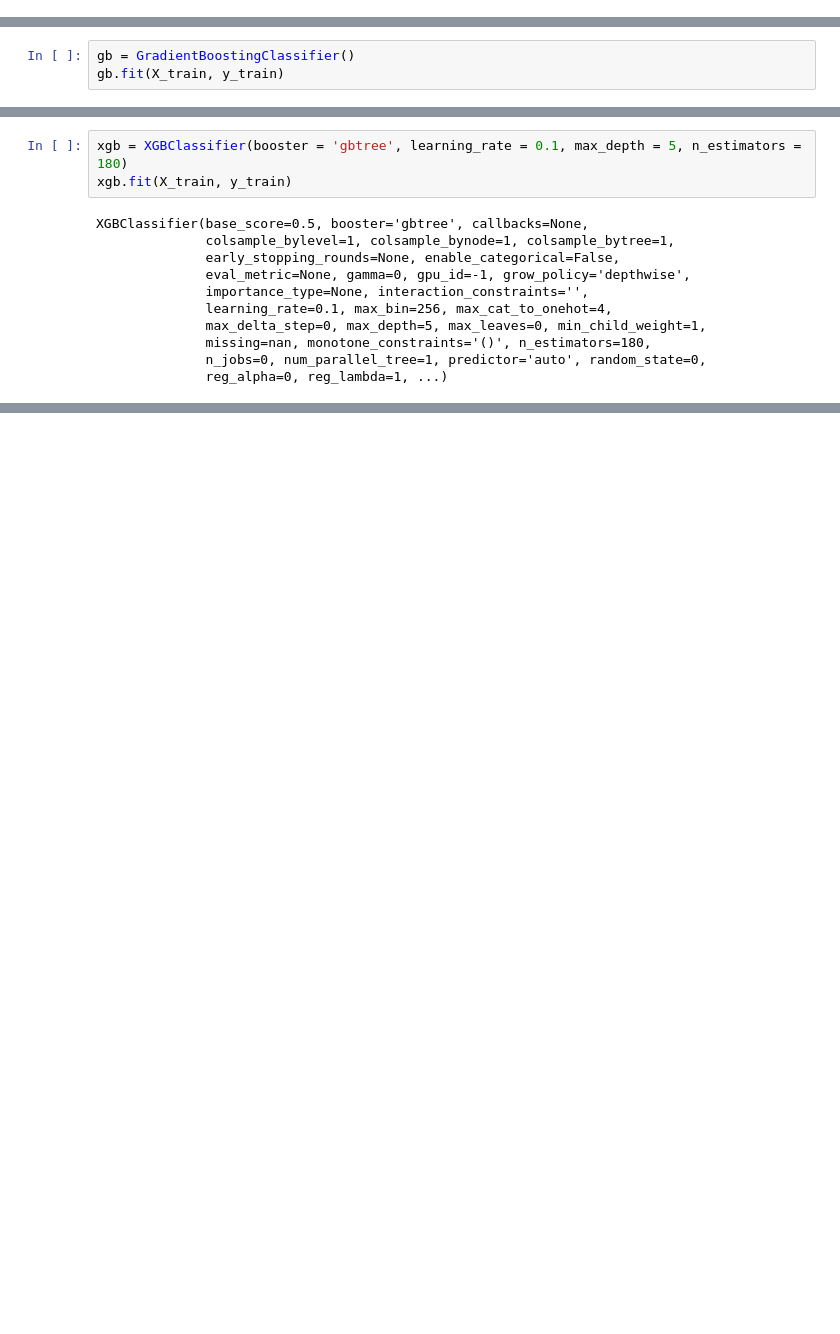
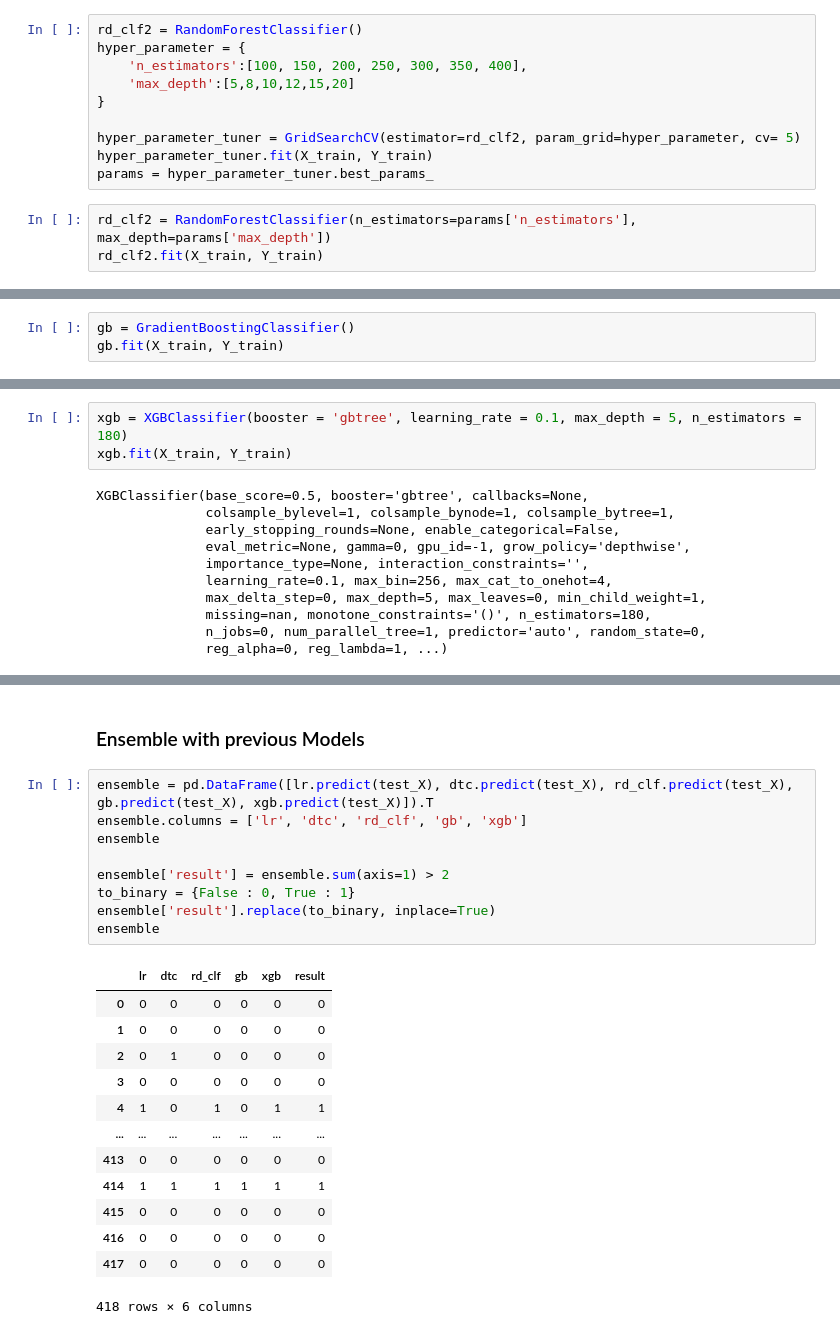
Before and after one commit to jukdang/AI_repo, a Jupyter notebook: Titanic - Machine Learning from Disaster/Titanic - Machine Learning from Disaster.ipynb, the cells around one changed output, grey strips where cells are left out. Cells and saved outputs as stored; diff of their text form; blank space fills up the shorter version.

```diff
--- a/Titanic - Machine Learning from Disaster/Titanic - Machine Learning from Disaster.ipynb
+++ b/Titanic - Machine Learning from Disaster/Titanic - Machine Learning from Disaster.ipynb
@@ -381,0 +398,13 @@ Successfully submitted to Titanic - Machine Learning from Disaster
+# %%
+rd_clf2 = RandomForestClassifier()
+hyper_parameter = {
+    'n_estimators':[100, 150, 200, 250, 300, 350, 400],
+    'max_depth':[5,8,10,12,15,20]
+}
+
+hyper_parameter_tuner = GridSearchCV(estimator=rd_clf2, param_grid=hyper_parameter, cv= 5)
+hyper_parameter_tuner.fit(X_train, Y_train)
+params = hyper_parameter_tuner.best_params_
+# %%
+rd_clf2 = RandomForestClassifier(n_estimators=params['n_estimators'], max_depth=params['max_depth'])
+rd_clf2.fit(X_train, Y_train)
@@ -382,6 +423,6 @@ Successfully submitted to Titanic - Machine Learning from Disaster
 # %%
 gb = GradientBoostingClassifier()
-gb.fit(X_train, y_train)
+gb.fit(X_train, Y_train)
 # %% [output]
 GradientBoostingClassifier()
 # %%
@@ -397,6 +440,6 @@ submission_output(answer_test)
 # %%
 xgb = XGBClassifier(booster = 'gbtree', learning_rate = 0.1, max_depth = 5, n_estimators = 180)
-xgb.fit(X_train, y_train)
+xgb.fit(X_train, Y_train)
 # %% [output]
 XGBClassifier(base_score=0.5, booster='gbtree', callbacks=None,
               colsample_bylevel=1, colsample_bynode=1, colsample_bytree=1,
@@ -420,0 +464,25 @@ submission_output(answer_test)
+# %% [markdown]
+### Ensemble with previous Models
+# %%
+ensemble = pd.DataFrame([lr.predict(test_X), dtc.predict(test_X), rd_clf.predict(test_X), gb.predict(test_X), xgb.predict(test_X)]).T
+ensemble.columns = ['lr', 'dtc', 'rd_clf', 'gb', 'xgb']
+ensemble
+
+ensemble['result'] = ensemble.sum(axis=1) > 2
+to_binary = {False : 0, True : 1}
+ensemble['result'].replace(to_binary, inplace=True)
+ensemble
+# %% [output]
+|  | lr | dtc | rd_clf | gb | xgb | result |
+| 0 | 0 | 0 | 0 | 0 | 0 | 0 |
+| 1 | 0 | 0 | 0 | 0 | 0 | 0 |
+| 2 | 0 | 1 | 0 | 0 | 0 | 0 |
+| 3 | 0 | 0 | 0 | 0 | 0 | 0 |
+| 4 | 1 | 0 | 1 | 0 | 1 | 1 |
+| ... | ... | ... | ... | ... | ... | ... |
+| 413 | 0 | 0 | 0 | 0 | 0 | 0 |
+| 414 | 1 | 1 | 1 | 1 | 1 | 1 |
+| 415 | 0 | 0 | 0 | 0 | 0 | 0 |
+| 416 | 0 | 0 | 0 | 0 | 0 | 0 |
+| 417 | 0 | 0 | 0 | 0 | 0 | 0 |
+418 rows × 6 columns
```
Also changed, not shown: parts of 40 cells of this notebook.
